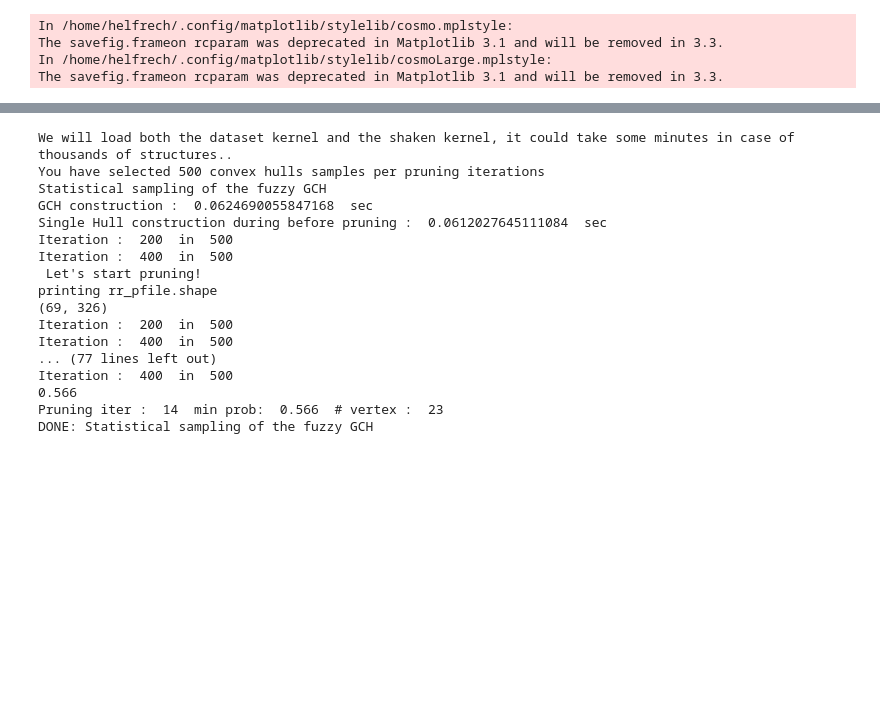
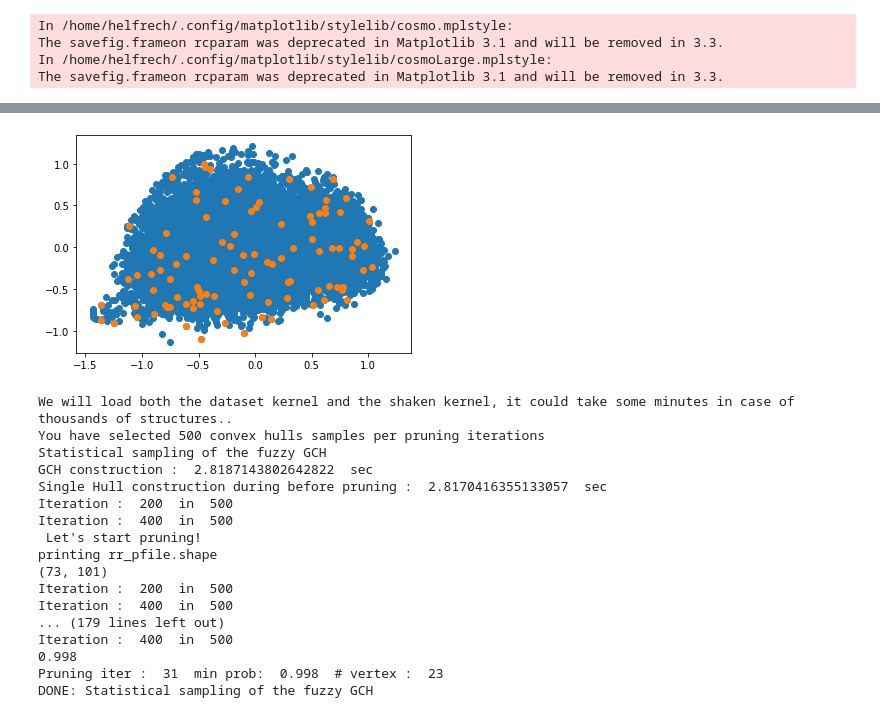
Before and after one commit to bhelfrecht/zeolites_iza-deem, a Jupyter notebook: Scripts/gch.ipynb, the cells around one changed output, grey strips where cells are left out. Cells and saved outputs as stored; diff of their text form; code cells hidden in the pictures; blank space fills up the shorter version.

```diff
--- a/Scripts/gch.ipynb
+++ b/Scripts/gch.ipynb
@@ -191,0 +89,16 @@ soap_args = dict(max_radial=n,
+# %%
+# Load train kernel to center the rattled kernel
+kernel_file = f'../Processed_Data/Models/{cutoff}/structure_kernels.hdf5'
+
+f = h5py.File(kernel_file, 'r')
+
+K_train = f['K_train'][:]
+kernel_type = f.attrs['kernel_type']
+gamma = f.attrs['gamma']
+
+idxs_iza_train = f.attrs['idxs_iza_train']
+idxs_iza_test = f.attrs['idxs_iza_test']
+idxs_deem_train = f.attrs['idxs_deem_train']
+idxs_deem_test = f.attrs['idxs_deem_test']
+
+f.close()
@@ -192 +124,15 @@ soap_args = dict(max_radial=n,
+# %%
+# Unpickle the reference KPCovR model
+kpcovr_file = f'../Processed_Data/Models/{cutoff}/kpcovr.json'
+
+with open(kpcovr_file, 'r') as f:
+    kpcovr_dict = json.load(f)
+
+# Turn lists into arrays
+for k, v in kpcovr_dict.items():
+    if isinstance(v, list):
+        kpcovr_dict[k] = np.array(v)
+
+kpcovr = KPCovR()
+kpcovr.__dict__ = kpcovr_dict
 # %%
@@ -291,26 +245,32 @@ plt.show()
+# %%
+plt.scatter(T[:, 0], T[:, 1])
+plt.scatter(T[ref_idxs, 0], T[ref_idxs, 1])
+plt.show()
+# %% [output]
+[figure, added]
 # %%
 # Run GCH
-shk = f'{gch_dir}/rattled/T.dat' # File containing the kernel for the rattled structures
+shk = f'{gch_dir}/rattled/T.dat' # File containing the kernel (or projections) for the rattled structures
 wdir = f'{gch_dir}/rattled' # Directory in which the rattled reference structures reside
-mp = 0.51 # Cutoff probability for determining the GCH vertices
+mp = 0.99 # Cutoff probability for determining the GCH vertices
 gch_run(shk, wdir, mp)
 # %% [output]
 We will load both the dataset kernel and the shaken kernel, it could take some minutes in case of thousands of structures..
 You have selected 500 convex hulls samples per pruning iterations
 Statistical sampling of the fuzzy GCH
-GCH construction :  0.0624690055847168  sec
-Single Hull construction during before pruning :  0.0612027645111084  sec
+GCH construction :  2.8187143802642822  sec
+Single Hull construction during before pruning :  2.8170416355133057  sec
 Iteration :  200  in  500
 Iteration :  400  in  500
  Let's start pruning!
 printing rr_pfile.shape
-(69, 326)
+(73, 101)
 Iteration :  200  in  500
 Iteration :  400  in  500
-... (77 lines left out)
+... (179 lines left out)
 Iteration :  400  in  500
-0.566
-Pruning iter :  14  min prob:  0.566  # vertex :  23
+0.998
+Pruning iter :  31  min prob:  0.998  # vertex :  23
 DONE: Statistical sampling of the fuzzy GCH
 # %%
 vprobprune = np.loadtxt(f'{gch_dir}/rattled/vprobprune.dat')
```
Also changed, not shown: parts of 61 cells of this notebook, 1 other file.
